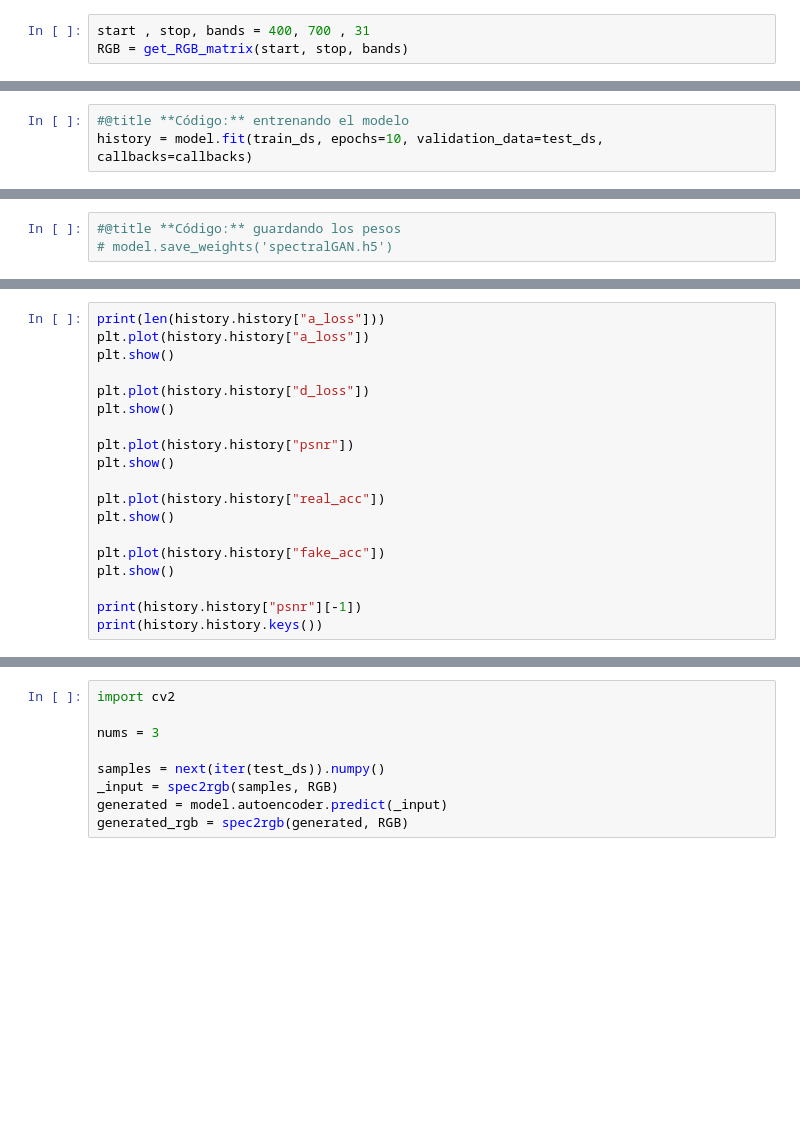
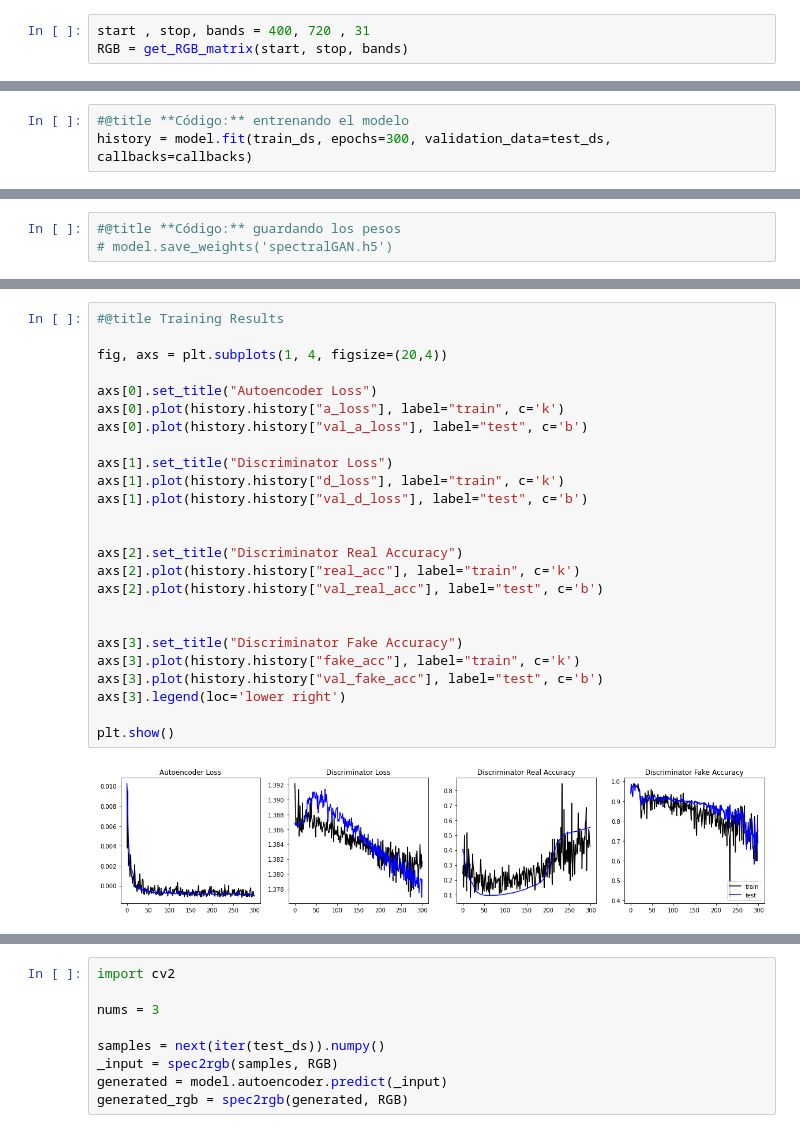
Before and after one commit to bemc22/spectral-gans, a Jupyter notebook: notebooks/GSDtrain.ipynb, the cells around one changed output, grey strips where cells are left out. Drawn from its saved outputs; the diff is of its cells as text; blank space fills up the shorter version.

```diff
--- a/notebooks/GSDtrain.ipynb
+++ b/notebooks/GSDtrain.ipynb
@@ -73,7 +73,7 @@ test_params = dict(
 
 train_ds , test_ds = load_dataset( train_params = train_params, test_params = test_params)
 # %%
-start , stop, bands = 400, 700 , 31
+start , stop, bands = 400, 720 , 31
 RGB = get_RGB_matrix(start, stop, bands)
 # %%
 sample = next(iter(train_ds))
@@ -159,5 +160,5 @@ _ = model.__call__(_input)
 # model.load_weights('spectralGAN.h5')
 # %%
 #@title **Código:** entrenando el modelo
-history = model.fit(train_ds, epochs=10, validation_data=test_ds, callbacks=callbacks)
+history = model.fit(train_ds, epochs=300, validation_data=test_ds, callbacks=callbacks)
 # %% [output]
@@ -172,19 +207,27 @@ model.summary()
-# %%
-print(len(history.history["a_loss"]))
-plt.plot(history.history["a_loss"])
-plt.show()
-
-plt.plot(history.history["d_loss"])
-plt.show()
-
-plt.plot(history.history["psnr"])
-plt.show()
-
-plt.plot(history.history["real_acc"])
-plt.show()
-
-plt.plot(history.history["fake_acc"])
-plt.show()
-
-print(history.history["psnr"][-1])
-print(history.history.keys())
+# %%
+#@title Training Results
+
+fig, axs = plt.subplots(1, 4, figsize=(20,4))
+
+axs[0].set_title("Autoencoder Loss")
+axs[0].plot(history.history["a_loss"], label="train", c='k')
+axs[0].plot(history.history["val_a_loss"], label="test", c='b')
+
+axs[1].set_title("Discriminator Loss")
+axs[1].plot(history.history["d_loss"], label="train", c='k')
+axs[1].plot(history.history["val_d_loss"], label="test", c='b')
+
+
+axs[2].set_title("Discriminator Real Accuracy")
+axs[2].plot(history.history["real_acc"], label="train", c='k')
+axs[2].plot(history.history["val_real_acc"], label="test", c='b')
+
+
+axs[3].set_title("Discriminator Fake Accuracy")
+axs[3].plot(history.history["fake_acc"], label="train", c='k')
+axs[3].plot(history.history["val_fake_acc"], label="test", c='b')
+axs[3].legend(loc='lower right')
+
+plt.show()
+# %% [output]
+[figure, added]
```
Also changed, not shown: parts of 7 cells of this notebook, 1 other file.
